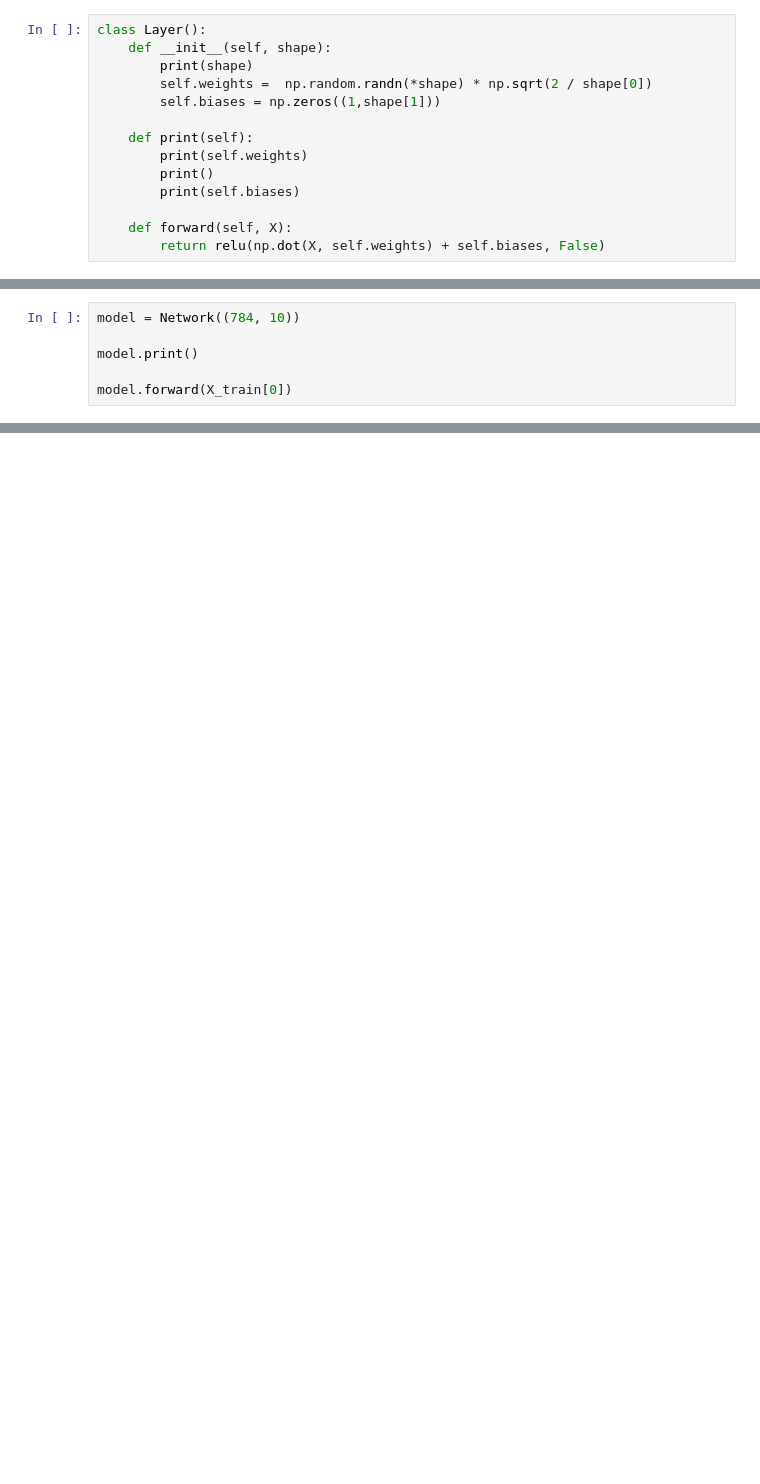
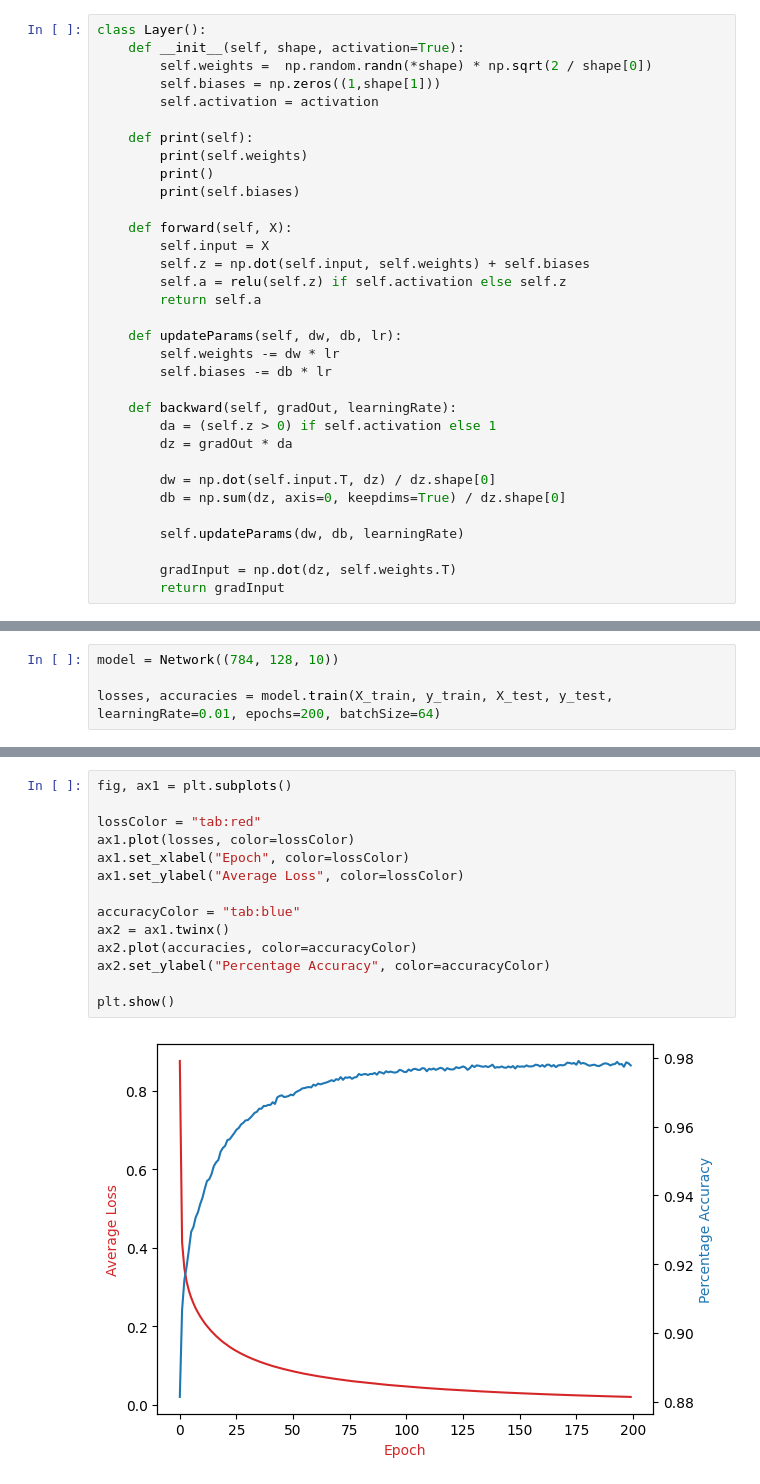
Before and after one commit to LaurenceRichards44/MNIST-Neural-Network, a Jupyter notebook: main.ipynb, the cells around one changed output, grey strips where cells are left out. Saved outputs shown, nothing was run; the diff lists cells and outputs as text; blank space fills up the shorter version.

Commit message:
finished model and test data added

```diff
--- a/main.ipynb
+++ b/main.ipynb
@@ -22,9 +26,9 @@ def softmax(x):
 # %%
 class Layer():
-    def __init__(self, shape):
-        print(shape)
+    def __init__(self, shape, activation=True):
         self.weights =  np.random.randn(*shape) * np.sqrt(2 / shape[0])
         self.biases = np.zeros((1,shape[1]))
+        self.activation = activation
 
     def print(self):
         print(self.weights)
@@ -32,7 +36,26 @@ class Layer():
         print(self.biases)
 
     def forward(self, X):
-        return relu(np.dot(X, self.weights) + self.biases, False)
+        self.input = X
+        self.z = np.dot(self.input, self.weights) + self.biases
+        self.a = relu(self.z) if self.activation else self.z
+        return self.a
+
+    def updateParams(self, dw, db, lr):
+        self.weights -= dw * lr
+        self.biases -= db * lr
+
+    def backward(self, gradOut, learningRate):
+        da = (self.z > 0) if self.activation else 1
+        dz = gradOut * da
+
+        dw = np.dot(self.input.T, dz) / dz.shape[0]
+        db = np.sum(dz, axis=0, keepdims=True) / dz.shape[0]
+
+        self.updateParams(dw, db, learningRate)
+
+        gradInput = np.dot(dz, self.weights.T)
+        return gradInput
 # %%
 class Network():
     def __init__(self, layerSizes):
@@ -55,7 +116,5 @@ class Network():
 # %%
-model = Network((784, 10))
+model = Network((784, 128, 10))
 
-model.print()
-
-model.forward(X_train[0])
+losses, accuracies = model.train(X_train, y_train, X_test, y_test, learningRate=0.01, epochs=200, batchSize=64)
 # %% [output]
@@ -67,0 +141,16 @@ array([0., 0., 0., 0., 0., 0., 0., 1., 0., 0.])
+# %%
+fig, ax1 = plt.subplots()
+
+lossColor = "tab:red"
+ax1.plot(losses, color=lossColor)
+ax1.set_xlabel("Epoch", color=lossColor)
+ax1.set_ylabel("Average Loss", color=lossColor)
+
+accuracyColor = "tab:blue"
+ax2 = ax1.twinx()
+ax2.plot(accuracies, color=accuracyColor)
+ax2.set_ylabel("Percentage Accuracy", color=accuracyColor)
+
+plt.show()
+# %% [output]
+[figure, added]
```
Also changed, not shown: parts of 7 cells of this notebook, 11 other files.
